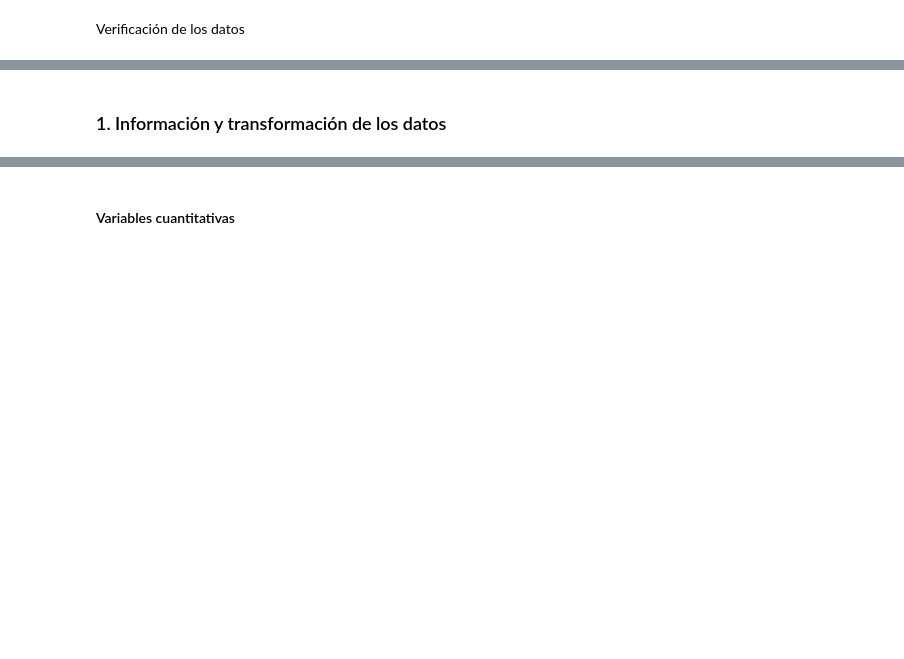
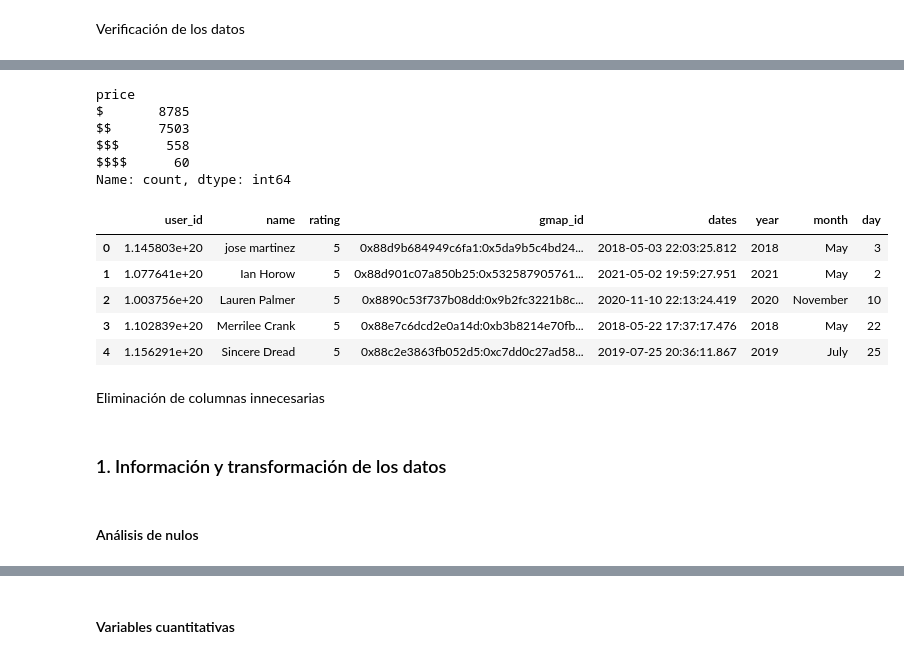
Before and after one commit to bautiarmanicode/HENRY-PROYECTO-FINAL, a Jupyter notebook: 1_Jupyter_Notebooks/2.1 EDA_Google.ipynb, the cells around one changed output, grey strips where cells are left out. Drawn from its saved outputs; the diff is of its cells as text; code cells hidden in the pictures; blank space fills up the shorter version.

```diff
--- a/1_Jupyter_Notebooks/2.1 EDA_Google.ipynb
+++ b/1_Jupyter_Notebooks/2.1 EDA_Google.ipynb
@@ -54,0 +55,20 @@ df_metadata.head(5)
+# %%
+df_metadata.price.value_counts()
+# %% [output]
+price
+$       8785
+$$      7503
+$$$      558
+$$$$      60
+Name: count, dtype: int64
+# %%
+df_review.head()
+# %% [output]
+|  | user_id | name | rating | gmap_id | dates | year | month | day |
+| 0 | 1.145803e+20 | jose martinez | 5 | 0x88d9b684949c6fa1:0x5da9b5c4bd24... | 2018-05-03 22:03:25.812 | 2018 | May | 3 |
+| 1 | 1.077641e+20 | Ian Horow | 5 | 0x88d901c07a850b25:0x532587905761... | 2021-05-02 19:59:27.951 | 2021 | May | 2 |
+| 2 | 1.003756e+20 | Lauren Palmer | 5 | 0x8890c53f737b08dd:0x9b2fc3221b8c... | 2020-11-10 22:13:24.419 | 2020 | November | 10 |
+| 3 | 1.102839e+20 | Merrilee Crank | 5 | 0x88e7c6dcd2e0a14d:0xb3b8214e70fb... | 2018-05-22 17:37:17.476 | 2018 | May | 22 |
+| 4 | 1.156291e+20 | Sincere Dread | 5 | 0x88c2e3863fb052d5:0xc7dd0c27ad58... | 2019-07-25 20:36:11.867 | 2019 | July | 25 |
+# %% [markdown]
+Eliminación de columnas innecesarias
@@ -55,2 +77,4 @@ df_metadata.head(5)
 # %% [markdown]
 ### 1. Información y transformación de los datos
+# %% [markdown]
+#### Análisis de nulos
```
Also changed, not shown: parts of 23 cells of this notebook.
